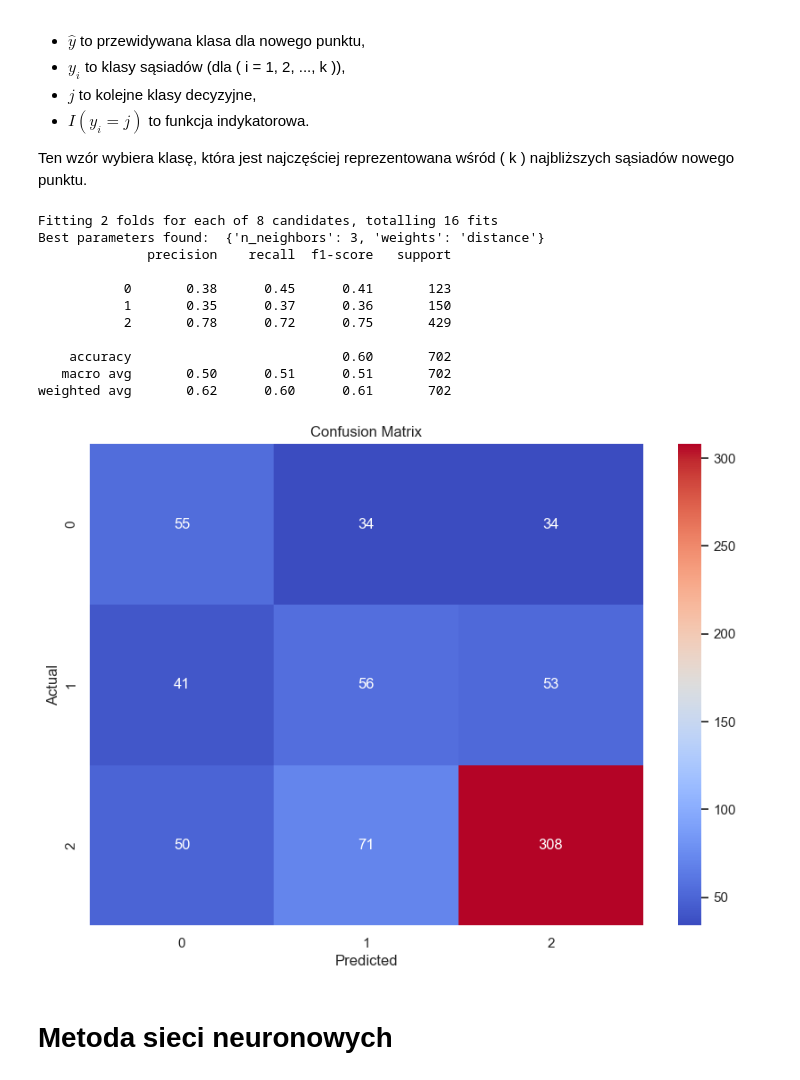
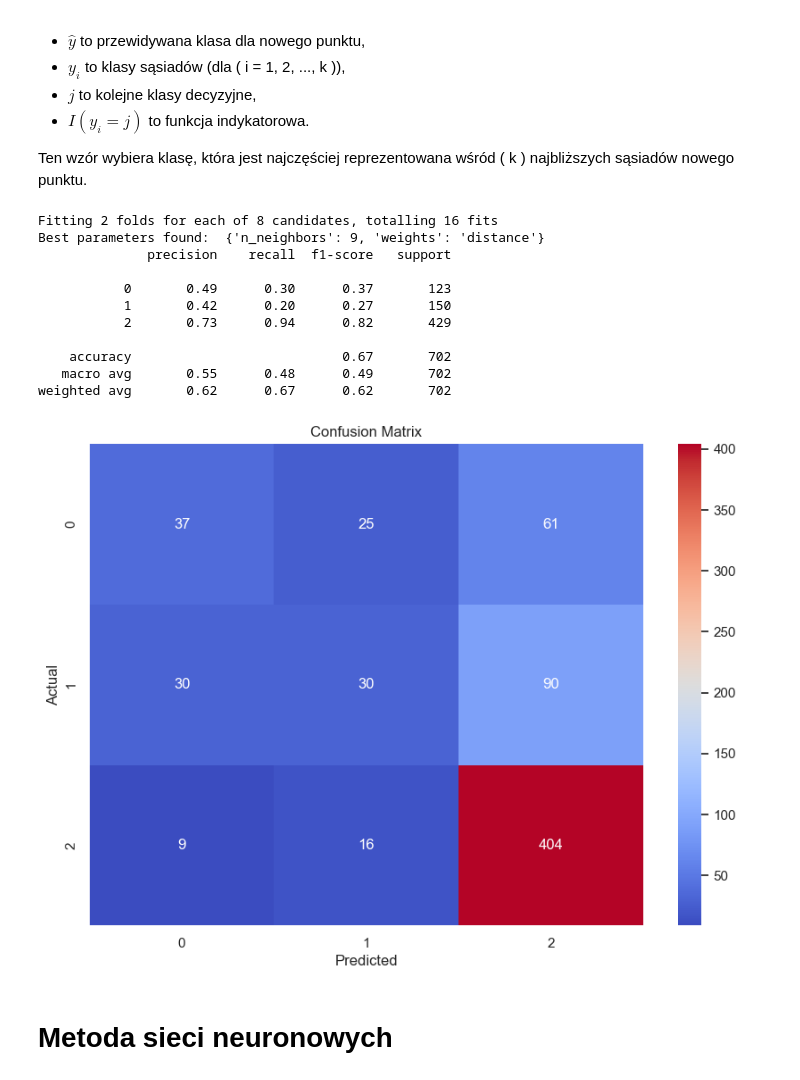
Before and after one commit to KamilMarshal/MAD_classification_project, a Jupyter notebook: ProjectNotebook.ipynb, the cells around one changed output. Drawn from its saved outputs; the diff is of its cells as text; code cells hidden in the pictures.

```diff
--- a/ProjectNotebook.ipynb
+++ b/ProjectNotebook.ipynb
@@ -533,7 +533,7 @@ svm = SVC(random_state=42)
 grid_search = GridSearchCV(estimator=svm, param_grid=param_grid, cv=2, n_jobs=-1, verbose=2)
 
 # Dopasowanie Grid Search do zbalansowanych danych
-grid_search.fit(X_train_smote, y_train_smote)
+grid_search.fit(X_train, y_train)
 
 # Wyświetlenie najlepszych parametrów
 print("Best parameters found: ", grid_search.best_params_)
@@ -598,7 +598,7 @@ nb = GaussianNB()
 grid_search = GridSearchCV(estimator=nb, param_grid=param_grid, cv=2, n_jobs=-1, verbose=2)
 
 # Dopasowanie Grid Search do zbalansowanych danych
-grid_search.fit(X_train_smote, y_train_smote)
+grid_search.fit(X_train, y_train)
 
 # Wyświetlenie najlepszych parametrów
 print("Best parameters found: ", grid_search.best_params_)
@@ -665,43 +665,43 @@ knn = KNeighborsClassifier()
 grid_search = GridSearchCV(estimator=knn, param_grid=param_grid, cv=2, n_jobs=-1, verbose=2)
 
 # Dopasowanie Grid Search do danych treningowych
-grid_search.fit(X_train_smote, y_train_smote)
+grid_search.fit(X_train, y_train)
 
 # Wyświetlenie najlepszych parametrów
 print("Best parameters found: ", grid_search.best_params_)
 
 # Trenowanie modelu z najlepszymi parametrami
 best_knn = grid_search.best_estimator_
 
 # Przewidywanie na zbiorze testowym
 y_pred = best_knn.predict(X_test)
 
 # Macierz konfuzji
 cm = confusion_matrix(y_test, y_pred)
 classes = np.unique(y_test)
 
 # Rysowanie heatmapy macierzy konfuzji
 plt.figure(figsize=(10, 7))
 sns.heatmap(cm, annot=True, fmt='d', cmap='coolwarm', xticklabels=classes, yticklabels=classes)
 plt.xlabel('Predicted')
 plt.ylabel('Actual')
 plt.title('Confusion Matrix')
 
 # Wyświetlenie raportu klasyfikacji
 print(classification_report(y_test, y_pred))
 # %% [output]
 Fitting 2 folds for each of 8 candidates, totalling 16 fits
-Best parameters found:  {'n_neighbors': 3, 'weights': 'distance'}
+Best parameters found:  {'n_neighbors': 9, 'weights': 'distance'}
               precision    recall  f1-score   support
 
-           0       0.38      0.45      0.41       123
-           1       0.35      0.37      0.36       150
-           2       0.78      0.72      0.75       429
+           0       0.49      0.30      0.37       123
+           1       0.42      0.20      0.27       150
+           2       0.73      0.94      0.82       429
 
-    accuracy                           0.60       702
-   macro avg       0.50      0.51      0.51       702
-weighted avg       0.62      0.60      0.61       702
+    accuracy                           0.67       702
+   macro avg       0.55      0.48      0.49       702
+weighted avg       0.62      0.67      0.62       702
-[figure, old version]
+[figure, new version]
 # %% [markdown]
 # Metoda sieci neuronowych
 # %% [markdown]
```
Also changed, not shown: parts of 4 cells of this notebook.
